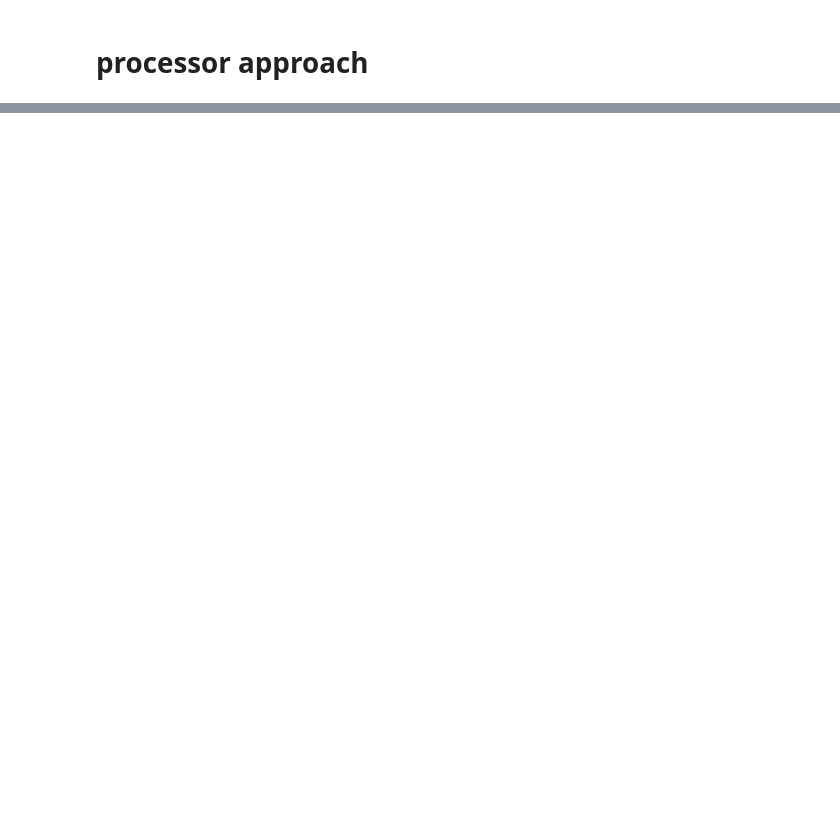
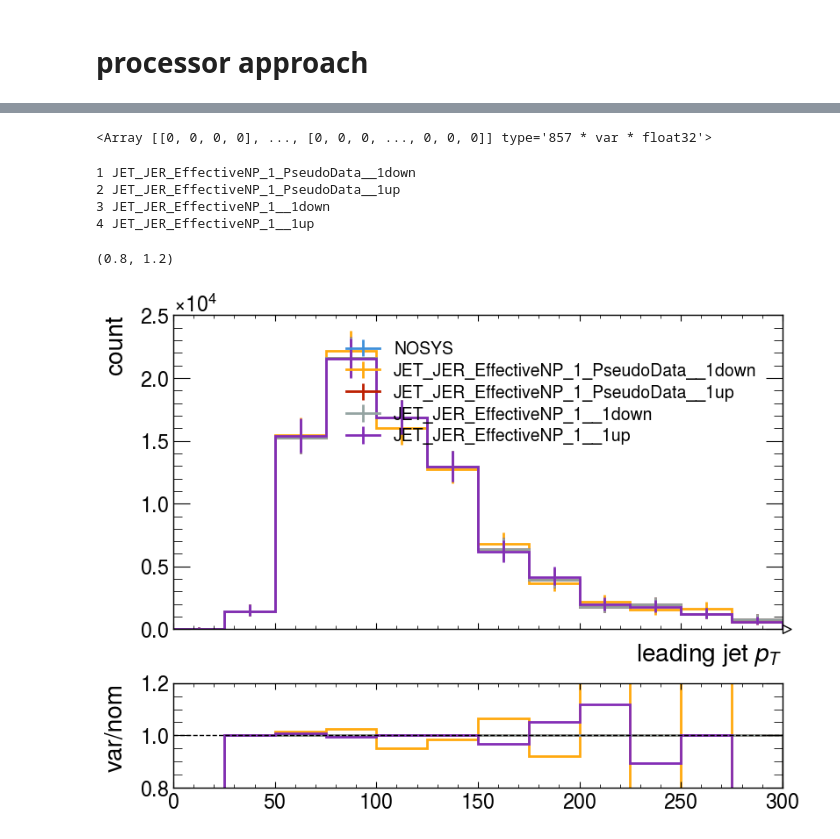
Before and after one commit to iris-hep/integration-challenge, a Jupyter notebook: atlas/process_ntuples.ipynb, the cells around one changed output, grey strips where cells are left out. Drawn from its saved outputs; the diff is of its cells as text; code cells hidden in the pictures; blank space fills up the shorter version.

```diff
--- a/atlas/process_ntuples.ipynb
+++ b/atlas/process_ntuples.ipynb
@@ -85 +180,37 @@ out[:, "nominal"].plot()
+# %%
+f = uproot.open("410470.root")
+arr = f["reco"].arrays(["jet_pt_JET_JER_EffectiveNP_1__1up", "jet_pt_JET_JER_EffectiveNP_1__1down", "jet_pt_NOSYS"])
+arr["jet_pt_JET_JER_EffectiveNP_1__1down"] - arr["jet_pt_NOSYS"]  # this is surprisingly the same
+# arr["jet_pt_JET_JER_EffectiveNP_1__1up"] - arr["jet_pt_NOSYS"]
+# %% [output]
+<Array [[0, 0, 0, 0], ..., [0, 0, 0, ..., 0, 0, 0]] type='857 * var * float32'>
+# %%
+# note! JER systematics need to be redone to properly take into account pseudodata variations
+
+dsid = "410470"
+h = out["hist"]
+
+fig, (ax1, ax2) = plt.subplots(nrows=2, height_ratios=(3, 1), constrained_layout=True, sharex=True)
+h[:, dsid, :].plot(ax=ax1, linewidth=2)
+ax1.legend()
+ax1.set_ylabel("count")
+
+edges = h[:, dsid, :].axes[0].edges
+ax2.plot(edges, [1]*len(edges), color="black", linestyle="dashed", linewidth=1)
+for ivar, variation in enumerate(h.axes[2]):
+    if variation == "NOSYS":
+        continue
+    print(ivar, variation)
+    # print(h[:, dsid, variation],
+    ratio = (h[:, dsid, variation].values() / h[:, dsid, "NOSYS"].values())
+    ax2.stairs(ratio, edges, color=f"C{ivar}", linewidth=2)
+ax2.set_ylabel("var/nom")
+ax2.set_ylim([0.8, 1.2])
+# %% [output]
+1 JET_JER_EffectiveNP_1_PseudoData__1down
+2 JET_JER_EffectiveNP_1_PseudoData__1up
+3 JET_JER_EffectiveNP_1__1down
+4 JET_JER_EffectiveNP_1__1up
+(0.8, 1.2)
+[figure, added]
 # %%
```
Also changed, not shown: parts of 12 cells of this notebook, 4 other files.
